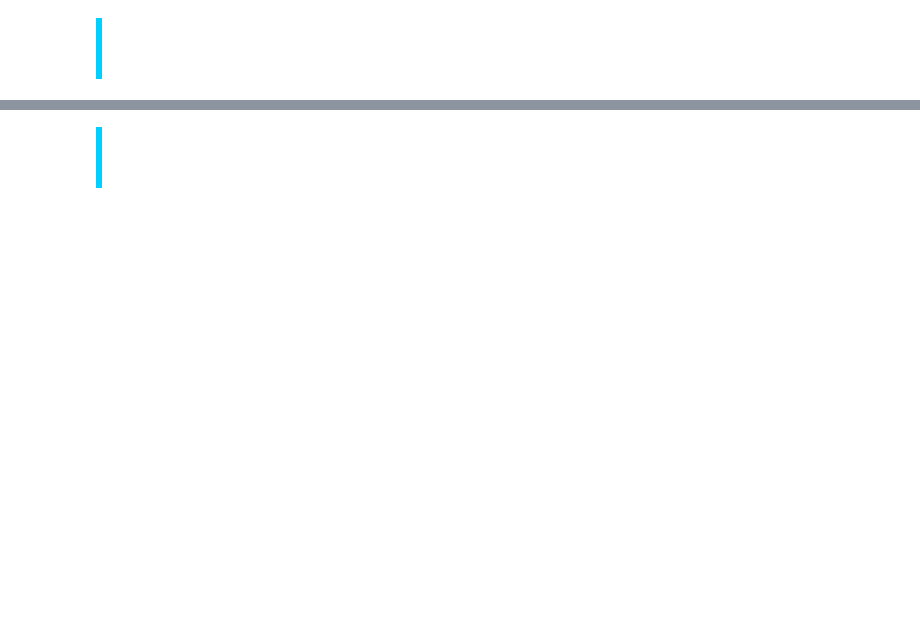
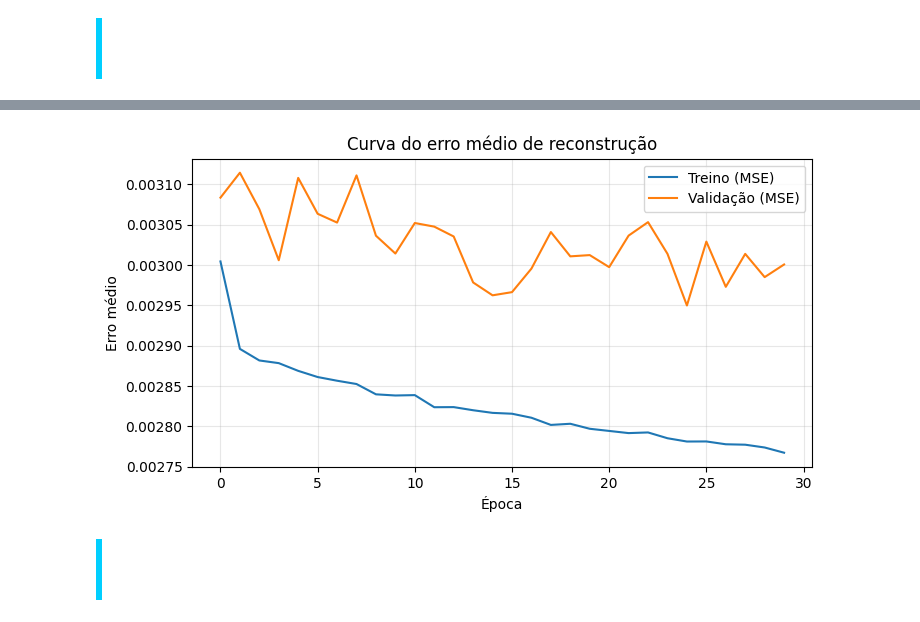
Before and after one commit to mariaeco/DeepLearning_PDI, a Jupyter notebook: DeepLearning/Q4.ipynb, the cells around one changed output, grey strips where cells are left out. Cells and saved outputs as stored; diff of their text form; code cells hidden in the pictures; blank space fills up the shorter version.

```diff
--- a/DeepLearning/Q4.ipynb
+++ b/DeepLearning/Q4.ipynb
@@ -196,3 +215,16 @@ MSE de reconstrução: 0.004296
+# %%
+# Curva do erro médio ao longo do treinamento
+plt.figure(figsize=(8, 4))
+plt.plot(history.history["loss"], label="Treino (MSE)")
+plt.plot(history.history["val_loss"], label="Validação (MSE)")
+plt.title("Curva do erro médio de reconstrução")
+plt.xlabel("Época")
+plt.ylabel("Erro médio")
+plt.legend()
+plt.grid(True, alpha=0.3)
+plt.show()
+# %% [output]
+[figure, added]
 # %% [markdown]
 <div style="border-left: 6px solid #00cfff;
 background: linear-gradient(90deg, #0f2027, #203a43);
```
Also changed, not shown: parts of 11 cells of this notebook, 7 other files.
